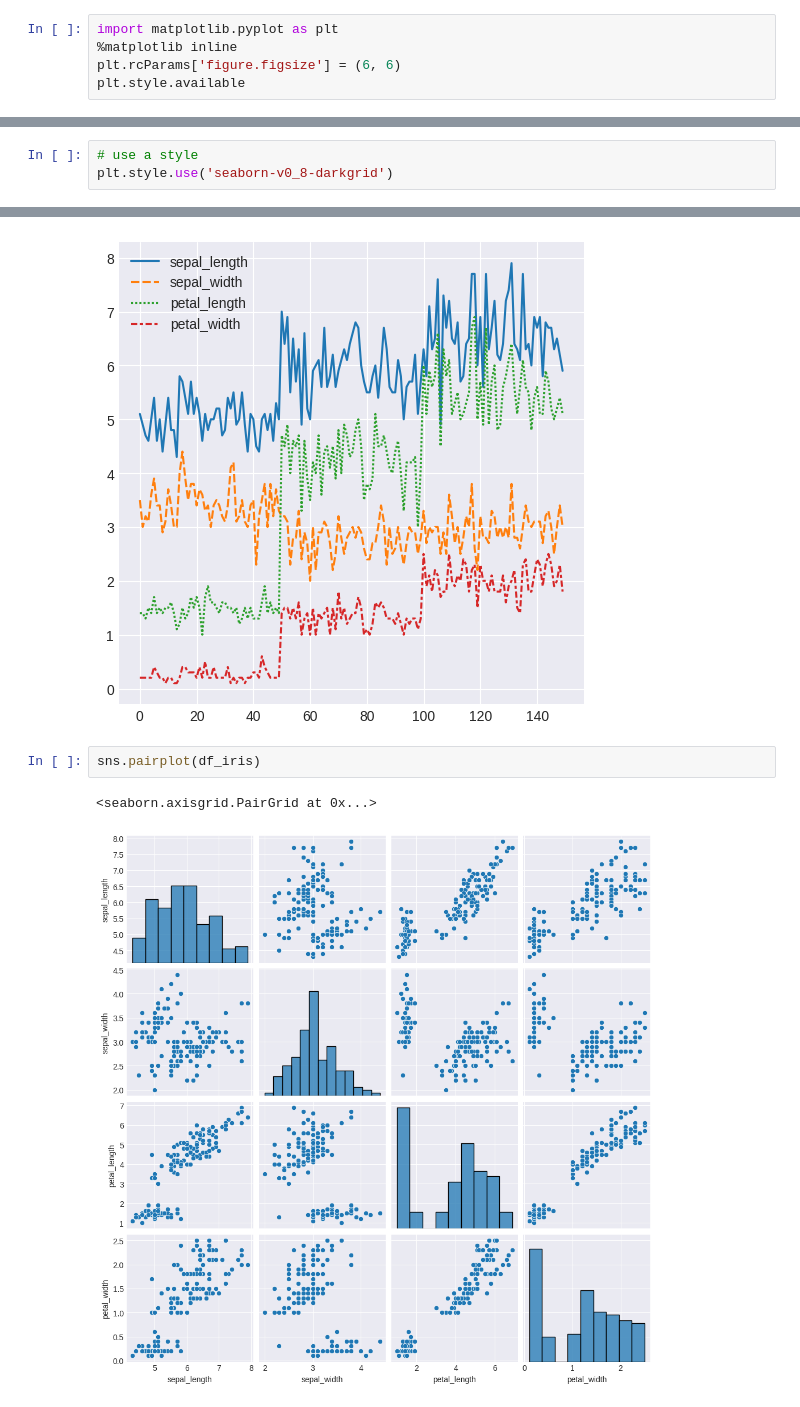
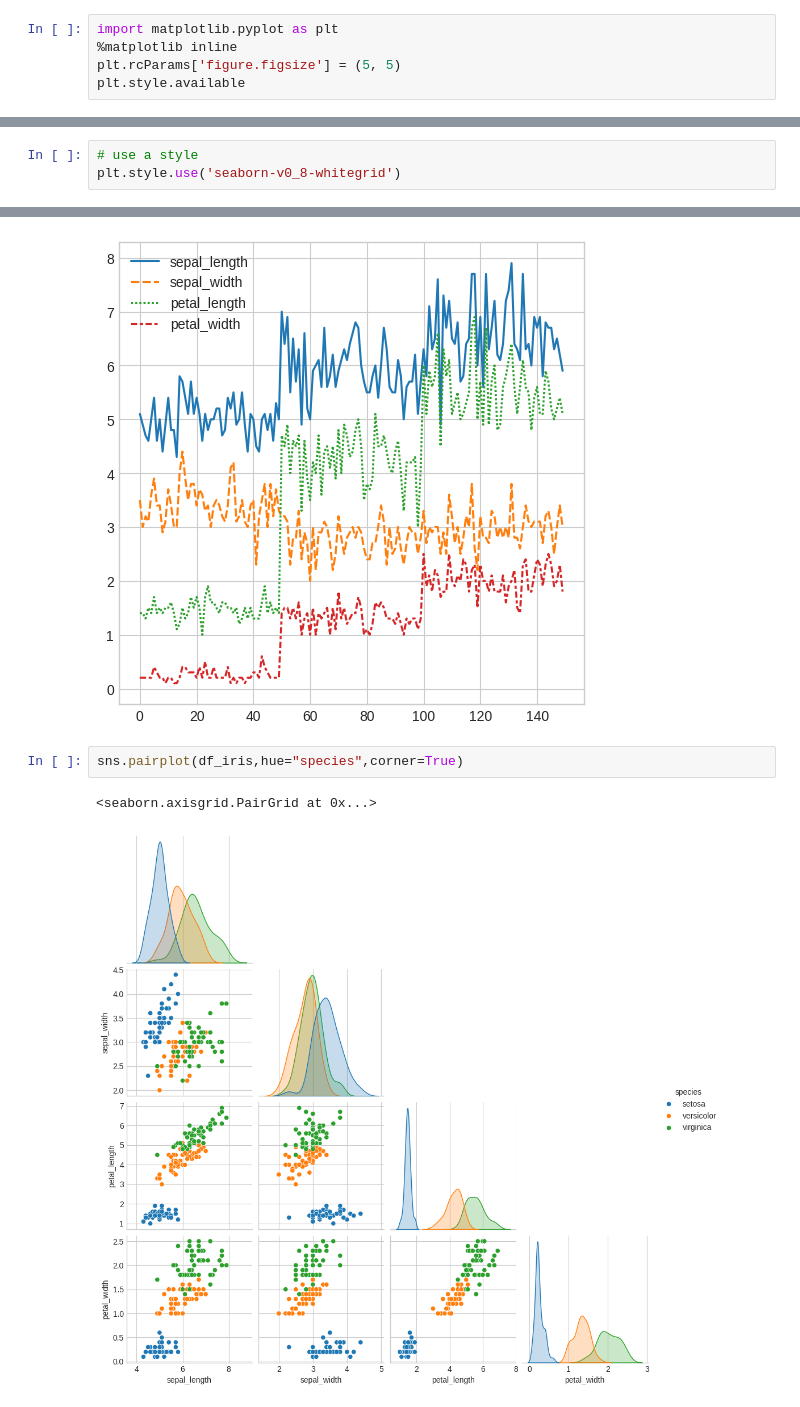
Before and after one commit to karusamuel/pandas_statiscal_methods_and_visualization, a Jupyter notebook: index.ipynb, the cells around one changed output, grey strips where cells are left out. Cells and saved outputs as stored; diff of their text form.

```diff
--- a/index.ipynb
+++ b/index.ipynb
@@ -271,7 +353,7 @@ Before we dive into data visualization in Pandas, it would be a good idea to get
 # %%
 import matplotlib.pyplot as plt
 %matplotlib inline
-plt.rcParams['figure.figsize'] = (6, 6)
+plt.rcParams['figure.figsize'] = (5, 5)
 plt.style.available
 # %% [output]
 ['Solarize_Light2',
@@ -293,7 +375,7 @@ plt.style.available
  'tableau-colorblind10']
 # %%
 # use a style
-plt.style.use('seaborn-v0_8-darkgrid')
+plt.style.use('seaborn-v0_8-whitegrid')
 # %%
 # plot saleprice
 df["SalePrice"].plot()
@@ -350,7 +446,7 @@ sns.lineplot(df_iris)
 <Axes: >
 [figure]
 # %%
-sns.pairplot(df_iris)
+sns.pairplot(df_iris,hue="species",corner=True)
 # %% [output]
 <seaborn.axisgrid.PairGrid at 0x...>
-[figure, old version]
+[figure, new version]
```
Also changed, not shown: parts of 19 cells of this notebook.
